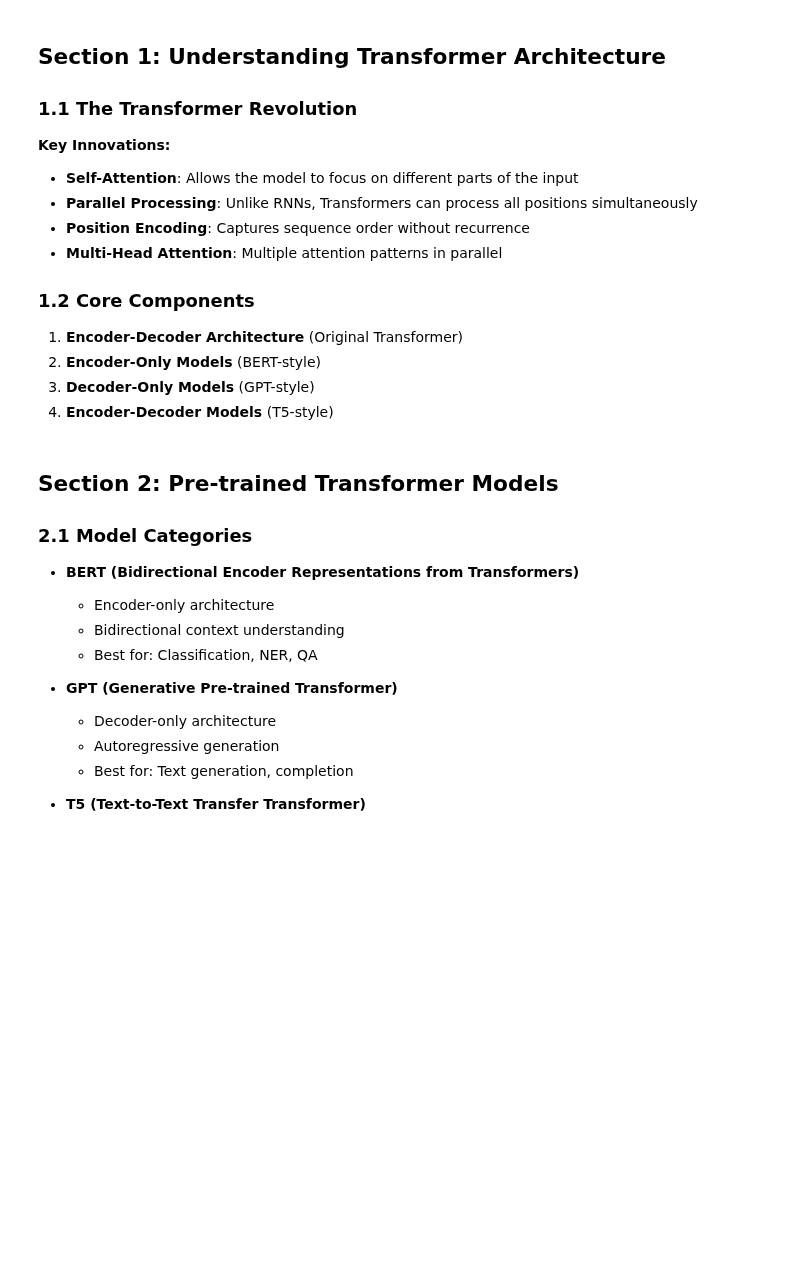
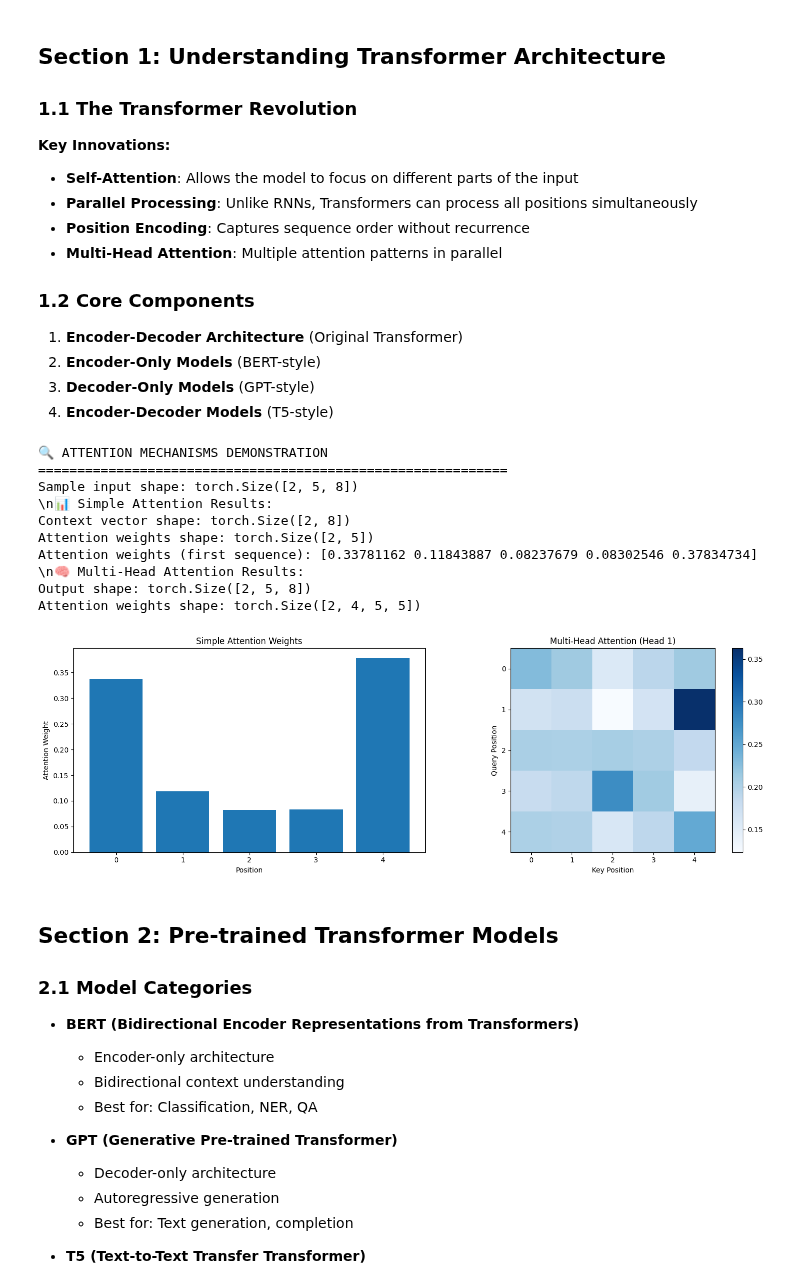
Before and after one commit to appliedcode/mthree-c422, a Jupyter notebook: Exercises/day-10/Transformer_models_attention.ipynb, the cells around one changed output. Cells and saved outputs as stored; diff of their text form; code cells hidden in the pictures; blank space fills up the shorter version.

```diff
--- a/Exercises/day-10/Transformer_models_attention.ipynb
+++ b/Exercises/day-10/Transformer_models_attention.ipynb
@@ -117,7 +122,8 @@ class MultiHeadAttention(nn.Module):
             scores = scores.masked_fill(mask == 0, -1e9)
 
         attention_weights = F.softmax(scores, dim=-1)
-        context = torch.matmul(attention_weights, V)\n        \n        return context, attention_weights
+        context = torch.matmul(attention_weights, V)
+        return context, attention_weights
 
     def forward(self, query, key, value, mask=None):
         batch_size = query.size(0)
@@ -160,33 +166,45 @@ print(f"Context vector shape: {context_vector.shape}")
 print(f"Attention weights shape: {attention_weights.shape}")
 print(f"Attention weights (first sequence): {attention_weights[0].detach().numpy()}")
 
 # Multi-Head Attention
 num_heads = 4
 multi_head_attention = MultiHeadAttention(hidden_dim, num_heads)
 output, mh_attention_weights = multi_head_attention(sample_embeddings, sample_embeddings, sample_embeddings)
 
 print(f"\\n🧠 Multi-Head Attention Results:")
 print(f"Output shape: {output.shape}")
 print(f"Attention weights shape: {mh_attention_weights.shape}")
 
 # Visualize attention patterns
 fig, axes = plt.subplots(1, 2, figsize=(15, 5))
 
 # Simple attention visualization
 axes[0].bar(range(seq_length), attention_weights[0].detach().numpy())
 axes[0].set_title('Simple Attention Weights')
 axes[0].set_xlabel('Position')
 axes[0].set_ylabel('Attention Weight')
 
 # Multi-head attention visualization (first head)
 im = axes[1].imshow(mh_attention_weights[0, 0].detach().numpy(), cmap='Blues')
 axes[1].set_title('Multi-Head Attention (Head 1)')
 axes[1].set_xlabel('Key Position')
 axes[1].set_ylabel('Query Position')
 plt.colorbar(im, ax=axes[1])
 
 plt.tight_layout()
 plt.show()
+# %% [output]
+🔍 ATTENTION MECHANISMS DEMONSTRATION
+============================================================
+Sample input shape: torch.Size([2, 5, 8])
+\n📊 Simple Attention Results:
+Context vector shape: torch.Size([2, 8])
+Attention weights shape: torch.Size([2, 5])
+Attention weights (first sequence): [0.33781162 0.11843887 0.08237679 0.08302546 0.37834734]
+\n🧠 Multi-Head Attention Results:
+Output shape: torch.Size([2, 5, 8])
+Attention weights shape: torch.Size([2, 4, 5, 5])
+[figure, added]
 # %% [markdown]
 ## Section 2: Pre-trained Transformer Models
 
```
Also changed, not shown: parts of 2 cells of this notebook.
